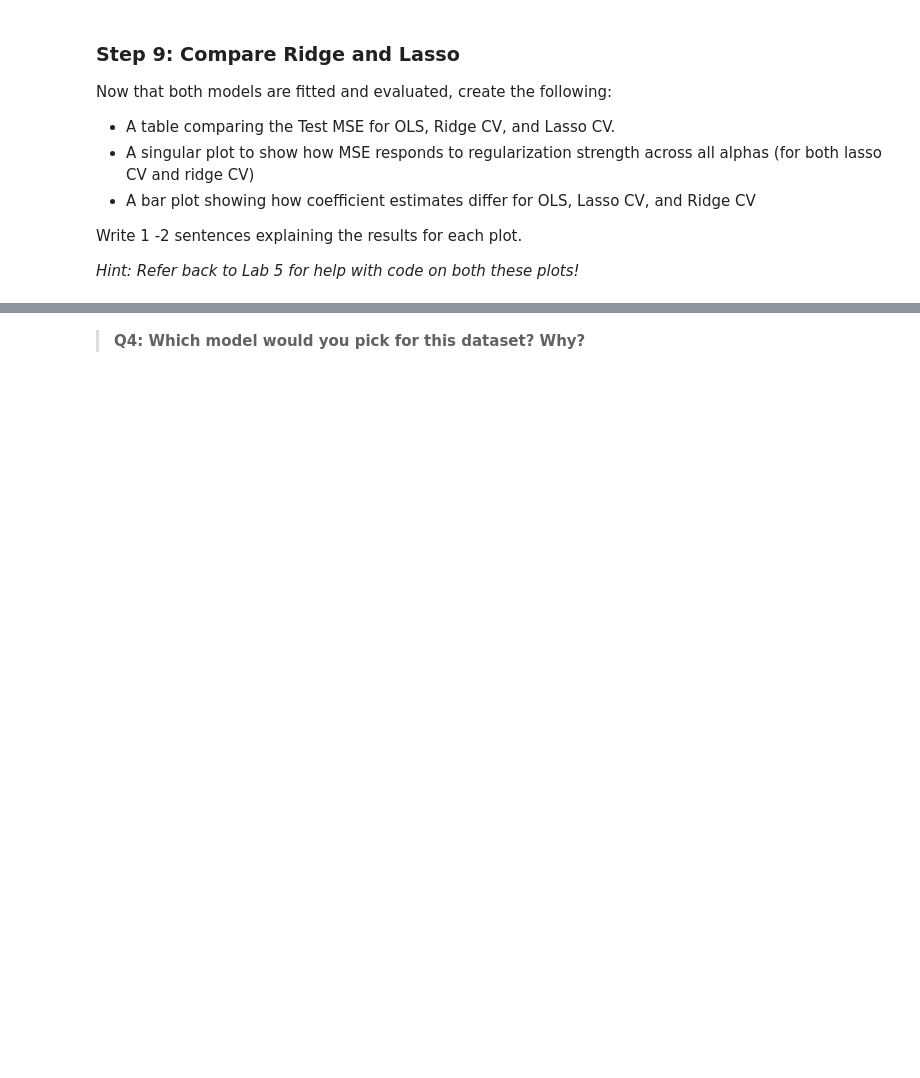
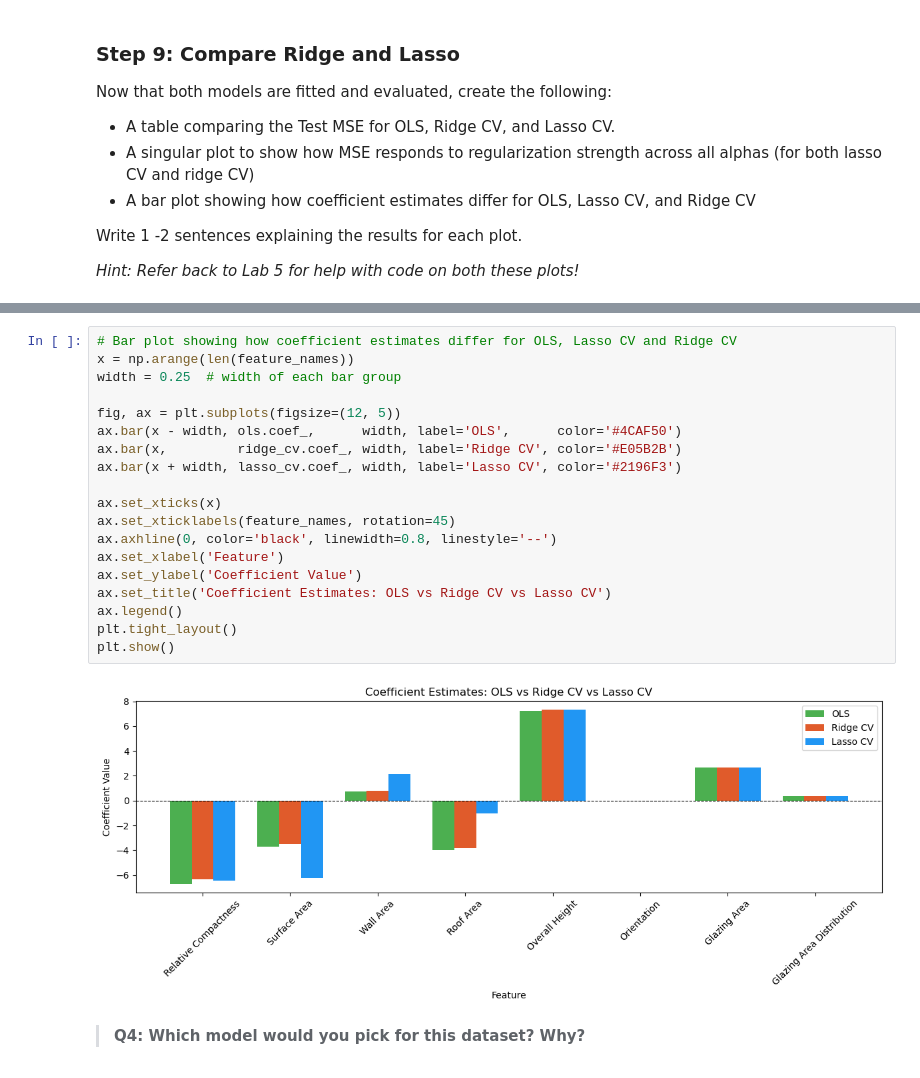
Before and after one commit to aakriti-poudel-chhetri/assignment-3, a Jupyter notebook: task1/hw3-task1.ipynb, the cells around one changed output, grey strips where cells are left out. Drawn from its saved outputs; the diff is of its cells as text; blank space fills up the shorter version.

```diff
--- a/task1/hw3-task1.ipynb
+++ b/task1/hw3-task1.ipynb
@@ -220,3 +390,24 @@ Write 1 -2 sentences explaining the results for each plot.
+# %%
+# Bar plot showing how coefficient estimates differ for OLS, Lasso CV and Ridge CV
+x = np.arange(len(feature_names))
+width = 0.25  # width of each bar group
+
+fig, ax = plt.subplots(figsize=(12, 5))
+ax.bar(x - width, ols.coef_,      width, label='OLS',      color='#4CAF50')
+ax.bar(x,         ridge_cv.coef_, width, label='Ridge CV', color='#E05B2B')
+ax.bar(x + width, lasso_cv.coef_, width, label='Lasso CV', color='#2196F3')
+
+ax.set_xticks(x)
+ax.set_xticklabels(feature_names, rotation=45)
+ax.axhline(0, color='black', linewidth=0.8, linestyle='--')
+ax.set_xlabel('Feature')
+ax.set_ylabel('Coefficient Value')
+ax.set_title('Coefficient Estimates: OLS vs Ridge CV vs Lasso CV')
+ax.legend()
+plt.tight_layout()
+plt.show()
+# %% [output]
+[figure, added]
 # %% [markdown]
 > **Q4: Which model would you pick for this dataset? Why?**
 # %% [markdown]
```
Also changed, not shown: parts of 19 cells of this notebook.
